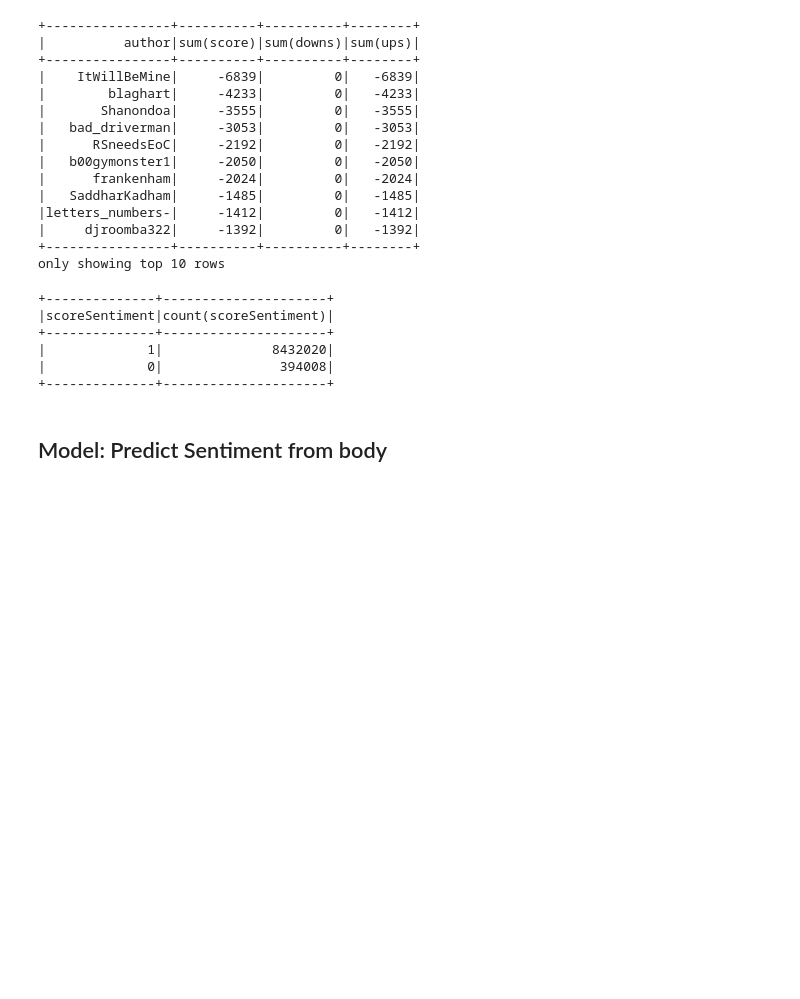
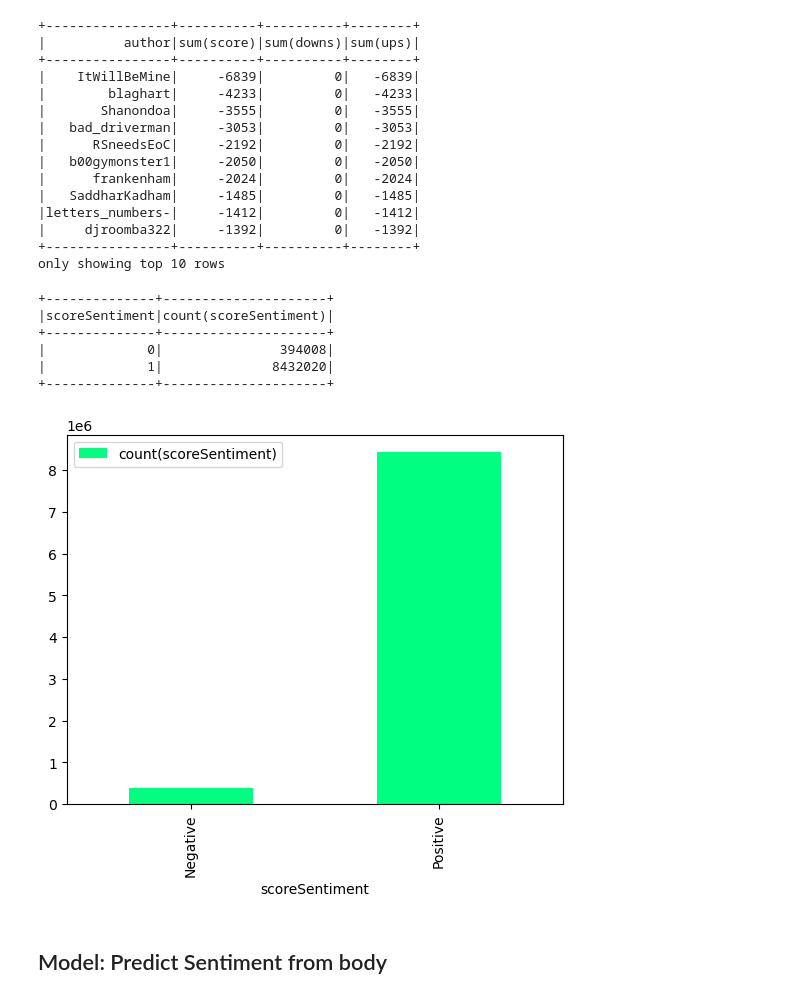
Before and after one commit to bmfeciura/ds5110-project, a Jupyter notebook: Jeremey_code.ipynb, the cells around one changed output. Saved outputs shown, nothing was run; the diff lists cells and outputs as text; code cells hidden in the pictures; blank space fills up the shorter version.

```diff
--- a/Jeremey_code.ipynb
+++ b/Jeremey_code.ipynb
@@ -304,12 +314,12 @@ only showing top 10 rows
 # %%
 if runEDA:
     # Get a summary of score sentiment by label
-    #tmpDF.groupby('scoreSentiment').agg({"scoreSentiment":"count"}).show()
-    df.groupby('scoreSentiment').agg({"scoreSentiment":"count"}).show()
+    sentDF=df.groupby('scoreSentiment').agg({"scoreSentiment":"count"}).sort(col('scoreSentiment').asc())
+    sentDF.show()
 # %% [output]
 +--------------+---------------------+
 |scoreSentiment|count(scoreSentiment)|
 +--------------+---------------------+
+|             0|               394008|
 |             1|              8432020|
-|             0|               394008|
 +--------------+---------------------+
@@ -318,0 +326,16 @@ if runEDA:
+# %%
+if runEDA:
+    # convert to pandas DF
+    sentDF_pandas=sentDF.toPandas()
+    sentDF_pandas['scoreSentiment'] = sentDF_pandas['scoreSentiment'].astype(str)
+    sentDF_pandas['scoreSentiment']=sentDF_pandas['scoreSentiment'].replace(['0'],'Negative')
+    sentDF_pandas['scoreSentiment']=sentDF_pandas['scoreSentiment'].replace(['1'],'Positive')
+    sentDF_pandas.plot(kind='bar', x='scoreSentiment', y='count(scoreSentiment)', colormap='winter_r')
+
+    plt.show()
+
+    #sentDF.registerTempTable("sentiment_table")
+    #display(SQLContext(sc).sql("select * from sentiment_table"))
+    #sentDF.select('scoreSentiment').display()
+# %% [output]
+[figure, added]
```
Also changed, not shown: parts of 12 cells of this notebook, 48 other files.
